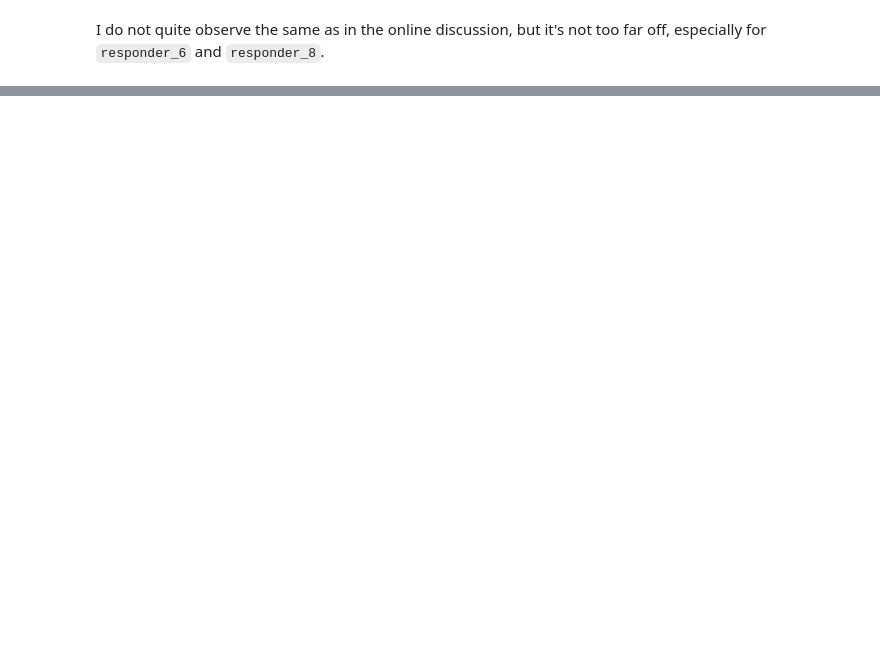
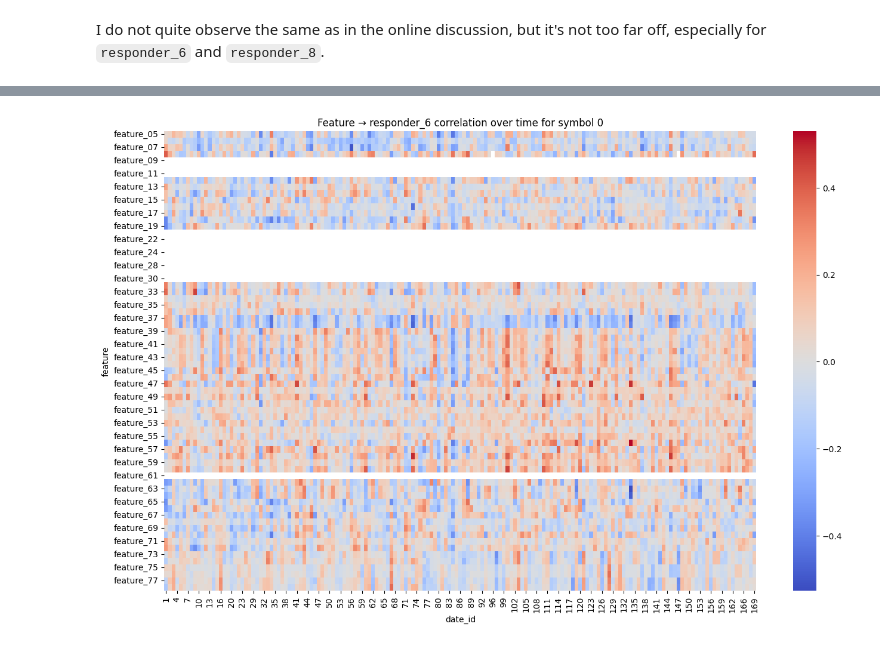
Before and after one commit to victorventuri/kaggle_play, a Jupyter notebook: jane_street_2025/understanding_data.ipynb, the cells around one changed output, grey strips where cells are left out. Cells and saved outputs as stored; diff of their text form; code cells hidden in the pictures; blank space fills up the shorter version.

```diff
--- a/jane_street_2025/understanding_data.ipynb
+++ b/jane_street_2025/understanding_data.ipynb
@@ -455,0 +742,12 @@ I do not quite observe the same as in the online discussion, but it's not too fa
+# %%
+target = "responder_6"
+
+corr_by_symbol = {}
+
+for s, g in train_0.groupby("symbol_id"):
+
+    corr = g[feature_cols + [target]].corr()[target].drop(target)
+
+    corr_by_symbol[s] = corr
+
+corr_by_symbol = pd.DataFrame(corr_by_symbol)
@@ -455,0 +782,21 @@ I do not quite observe the same as in the online discussion, but it's not too fa
+# %%
+# group by date and symbol
+date_symbol_groups = train_0.fillna(0.).groupby(["date_id", "symbol_id"])
+
+# store correlations
+corr_records_date_symbol = []
+
+for (date, symbol), group in date_symbol_groups:
+    if len(group) < 2:  # correlation undefined for <2 rows
+        continue
+    corr = group[feature_cols + [target]].corr()[target].drop(target)
+    for feat, value in corr.items():
+        corr_records_date_symbol.append({
+            "date_id": date,
+            "symbol_id": symbol,
+            "feature": feat,
+            "corr": value
+        })
+
+corr_records_date_symbol_df = pd.DataFrame(corr_records_date_symbol)
+corr_records_date_symbol_df['abs_corr'] = corr_records_date_symbol_df['corr'].abs()
@@ -455,0 +837,12 @@ I do not quite observe the same as in the online discussion, but it's not too fa
+# %%
+# pivot for heatmap
+heatmap_data = corr_records_date_symbol_df[corr_records_date_symbol_df["symbol_id"]==0].pivot(
+    index="feature",
+    columns="date_id",
+    values="corr")
+plt.figure(figsize=(16,10))
+sns.heatmap(heatmap_data, center=0.0, cmap="coolwarm")
+plt.title("Feature → responder_6 correlation over time for symbol 0")
+plt.show()
+# %% [output]
+[figure, added]
```
Also changed, not shown: parts of 50 cells of this notebook.
